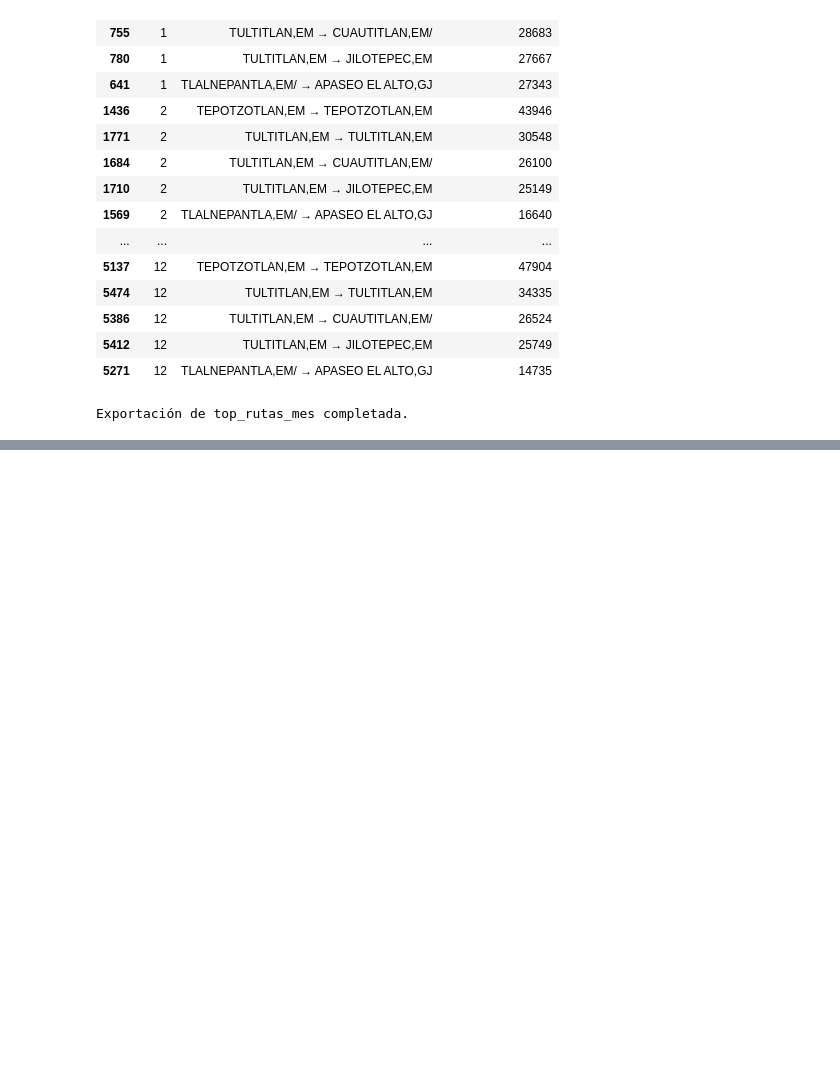
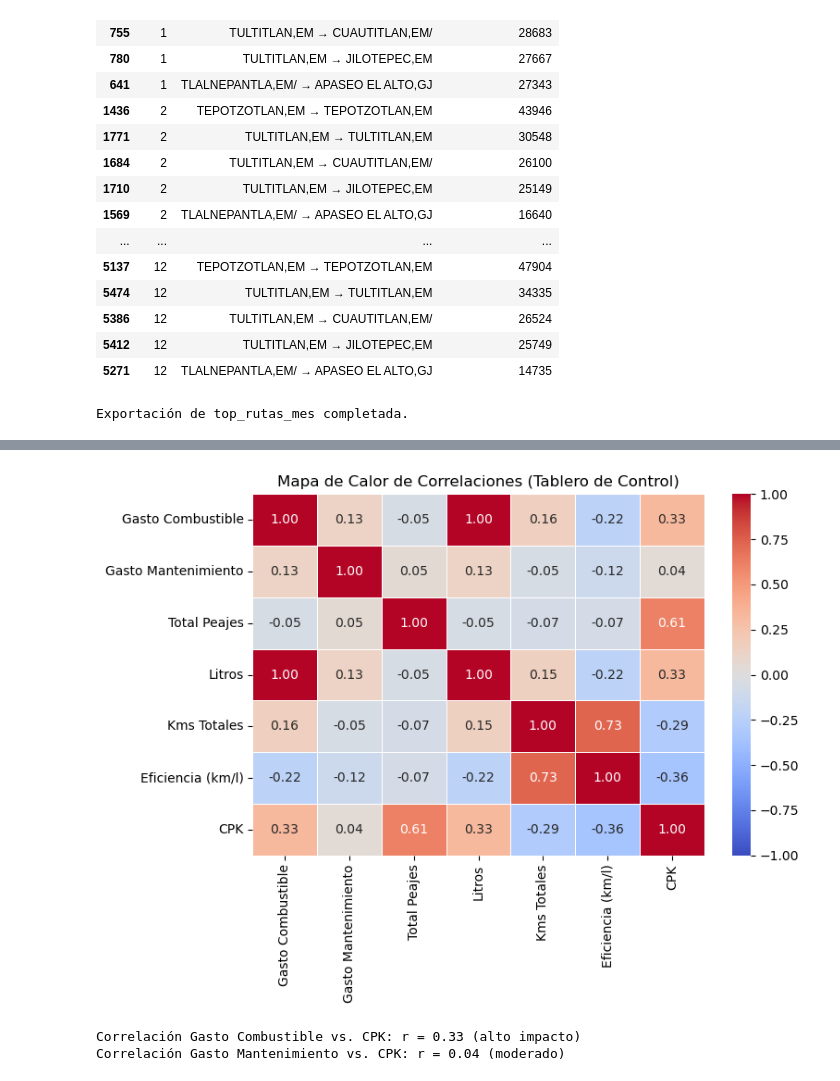
Before and after one commit to pomaremiliano/dashboard-datastorm, a Jupyter notebook: data/RecoleccionReto.ipynb, the cells around one changed output, grey strips where cells are left out. Cells and saved outputs as stored; diff of their text form; code cells hidden in the pictures; blank space fills up the shorter version.

```diff
--- a/data/RecoleccionReto.ipynb
+++ b/data/RecoleccionReto.ipynb
@@ -1932,0 +2048,47 @@ Exportación de top_rutas_mes completada.
+# %%
+import seaborn as sns
+import numpy as np
+
+import matplotlib.pyplot as plt
+
+# Seleccionar variables clave para el análisis de correlación
+vars_corr = [
+    "Gasto Combustible",
+    "Gasto Mantenimiento",
+    "Total Peajes",
+    "Litros",
+    "Kms Totales",
+    "Eficiencia (km/l)",
+    "CPK",
+]
+
+# Filtrar solo valores válidos (sin NaN ni inf)
+df_corr = df_gastos_unidad_peaje[vars_corr].replace([np.inf, -np.inf], np.nan).dropna()
+
+# Calcular la matriz de correlación
+corr_matrix = df_corr.corr()
+
+# Calcular r para Combustible vs. CPK y Mantenimiento vs. CPK
+r_comb_cpk = corr_matrix.loc["Gasto Combustible", "CPK"]
+r_mantto_cpk = corr_matrix.loc["Gasto Mantenimiento", "CPK"]
+
+plt.figure(figsize=(8, 6))
+sns.heatmap(
+    corr_matrix,
+    annot=True,
+    fmt=".2f",
+    cmap="coolwarm",
+    vmin=-1,
+    vmax=1,
+    linewidths=0.5,
+)
+plt.title("Mapa de Calor de Correlaciones (Tablero de Control)")
+plt.tight_layout()
+plt.show()
+
+print(f"Correlación Gasto Combustible vs. CPK: r = {r_comb_cpk:.2f} (alto impacto)")
+print(f"Correlación Gasto Mantenimiento vs. CPK: r = {r_mantto_cpk:.2f} (moderado)")
+# %% [output]
+[figure, added]
+Correlación Gasto Combustible vs. CPK: r = 0.33 (alto impacto)
+Correlación Gasto Mantenimiento vs. CPK: r = 0.04 (moderado)
```
Also changed, not shown: parts of 8 cells of this notebook, 3 other files.
